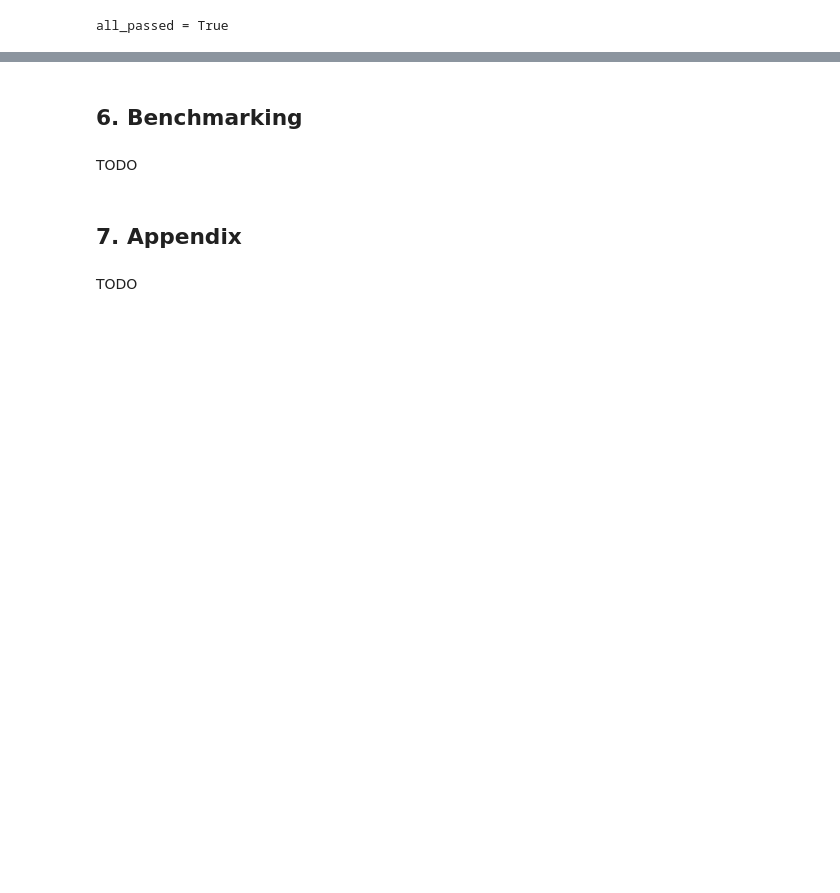
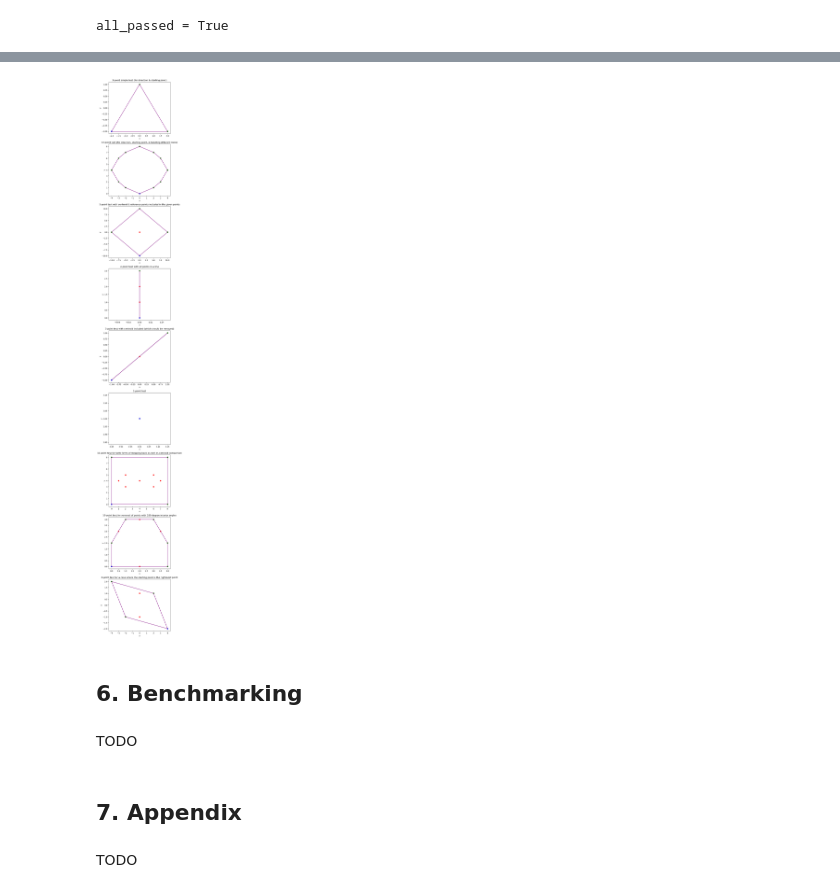
Before and after one commit to Insufficient-Charge/CSC3310_TeamN, a Jupyter notebook: Lab2.ipynb, the cells around one changed output, grey strips where cells are left out. Saved outputs shown, nothing was run; the diff lists cells and outputs as text; code cells hidden in the pictures; blank space fills up the shorter version.

Commit message:
Work for Section 5 (Test Cases)

```diff
--- a/Lab2.ipynb
+++ b/Lab2.ipynb
@@ -322,0 +381,28 @@ TODO: Table, more test cases
+# %%
+def plot_test_case(test_case, ax):
+    input_x = [pt.x for pt in test_case[0]]
+    input_y = [pt.y for pt in test_case[0]]
+
+    output_x = [pt.x for pt in test_case[1]]
+    output_y = [pt.y for pt in test_case[1]]
+
+    # Re-add the first point to the output arrays to complete the polygon when drawing
+    output_x.append(test_case[1][0].x)
+    output_y.append(test_case[1][0].y)
+
+    # Make all points red by default (they will stay red if eliminated)
+    ax.scatter(input_x, input_y, color='red')
+
+    # Trace the convex hull using purple lines
+    ax.plot(output_x, output_y, color='purple')
+
+    # Make kept points green
+    ax.scatter(output_x, output_y, color='green')
+
+    # Make starting point blue
+    ax.scatter(output_x[0], output_y[0], color='blue')
+
+    # Title & axis labels
+    ax.set_title(test_case[2])
+    ax.set_xlabel("x")
+    ax.set_ylabel("y")
@@ -323,3 +415,11 @@ TODO: Table, more test cases
+# %%
+num_cases = len(test_cases)
+fig, ax = plt.subplots(num_cases, figsize=(6, 6 * num_cases))
+for case_num in range(num_cases):
+    plot_test_case(test_cases[case_num], ax[case_num])
+plt.show()
+# %% [output]
+[figure, added]
 # %% [markdown]
 ## 6. Benchmarking
 # %% [markdown]
```
Also changed, not shown: parts of 18 cells of this notebook.
